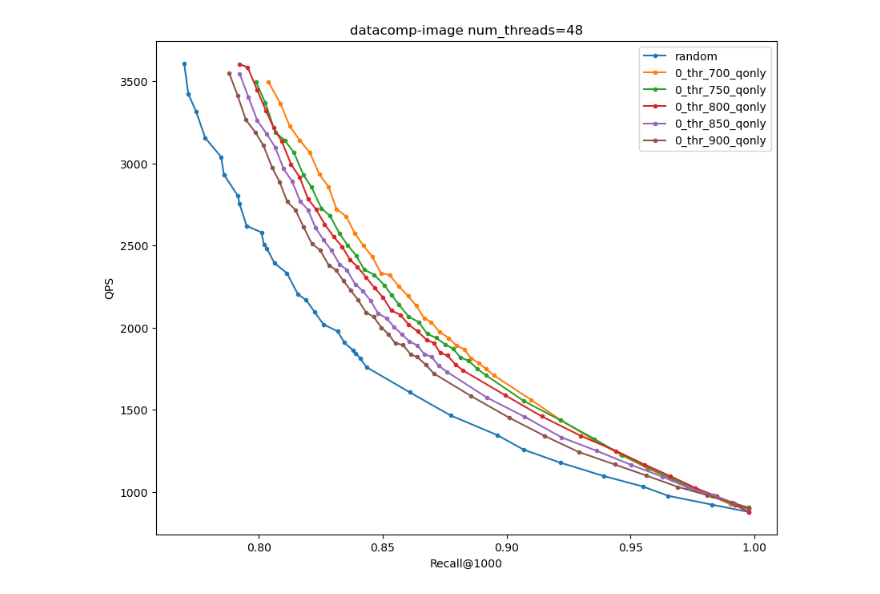
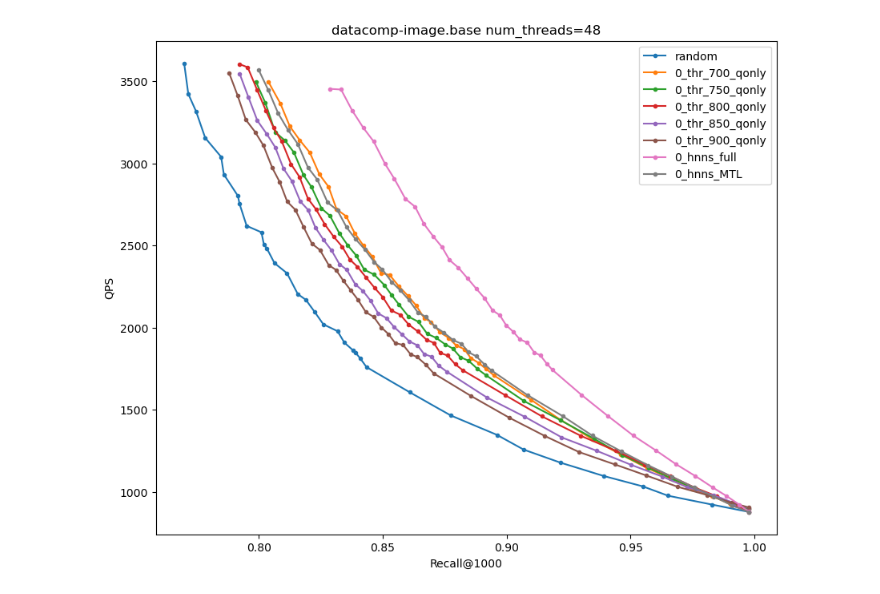
Before and after one commit to lcj2021/QDNNS, a Jupyter notebook: script/plot_qps_recall.ipynb, the cells around one changed output. Cells and saved outputs as stored; diff of their text form; code cells hidden in the pictures.

```diff
--- a/script/plot_qps_recall.ipynb
+++ b/script/plot_qps_recall.ipynb
@@ -6,7 +6,7 @@ import matplotlib.pyplot as plt
 
 dataset = 'wikipedia'
 dataset = 'deep100m'
-dataset = 'datacomp-image'
+dataset = 'datacomp-image.base'
 log_path = "/home/zhengweiguo/liuchengjun/HybridNNS/log/"
 config = json.loads(open('config.json').read())
 M, efs = config[dataset]["M"], config[dataset]["efs"]
@@ -36,6 +36,7 @@ def get_recall_time(prefix):
                 curr.append(float(line.split(': ')[1]))
                 recall_time.append((curr[1], curr[0]))
                 curr = []
+
     def pareto_frontier(points):
         # Sort the points by recall (descending) then by E2E time (ascending)
         points = sorted(points, key=lambda x: (-x[0], x[1]))
@@ -44,6 +45,7 @@ def get_recall_time(prefix):
             if len(frontier) == 0 or point[1] < frontier[-1][1]:
                 frontier.append(point)
         return frontier
+
     recall_time = pareto_frontier(recall_time)
     print(prefix)
     for recall, time in recall_time:
@@ -85,11 +87,19 @@ for thr in range(700, 920, 50):
     legends.append(f'{ck_ts}_thr_{thr}_{method}')
 
 
-# method = 'hnns'
-# ck_ts = 2000
-# prefix = f'{dataset}.M_{M}.efc_{efc}.efs_{efs}.ck_ts_{ck_ts}.ncheck_100.recall@{k}.nthread_{num_threads}.{method}.log'
-# recall_time_hnns = get_recall_time(prefix)
-# legends.append(f'{ck_ts}_{method}')
+method = 'hnns_full'
+ck_ts = 0
+thr = 700
+prefix = f'{dataset}.M_{M}.efc_{efc}.efs_{efs}.ck_ts_{ck_ts}.ncheck_100.recall@{k}.thr_{thr}.nthread_{num_threads}.{method}.log'
+recall_time_hnns = get_recall_time(prefix)
+legends.append(f'{ck_ts}_{method}')
+
+method = 'hnns_MTL'
+ck_ts = 0
+thr = 720
+prefix = f'{dataset}.M_{M}.efc_{efc}.efs_{efs}.ck_ts_{ck_ts}.ncheck_100.recall@{k}.thr_{thr}.nthread_{num_threads}.qonly.MTL.log'
+recall_time_hnns = get_recall_time(prefix)
+legends.append(f'{ck_ts}_{method}')
 
 print(legends)
 
@@ -127 +141 @@ datacomp-image.M_32.efc_1000.efs_1000.ck_ts_0.ncheck_100.recall@1000.thr_900.nth
-[figure, old version]
+[figure, new version]
```
Also changed, not shown: parts of 1 cell of this notebook, 15 other files.
